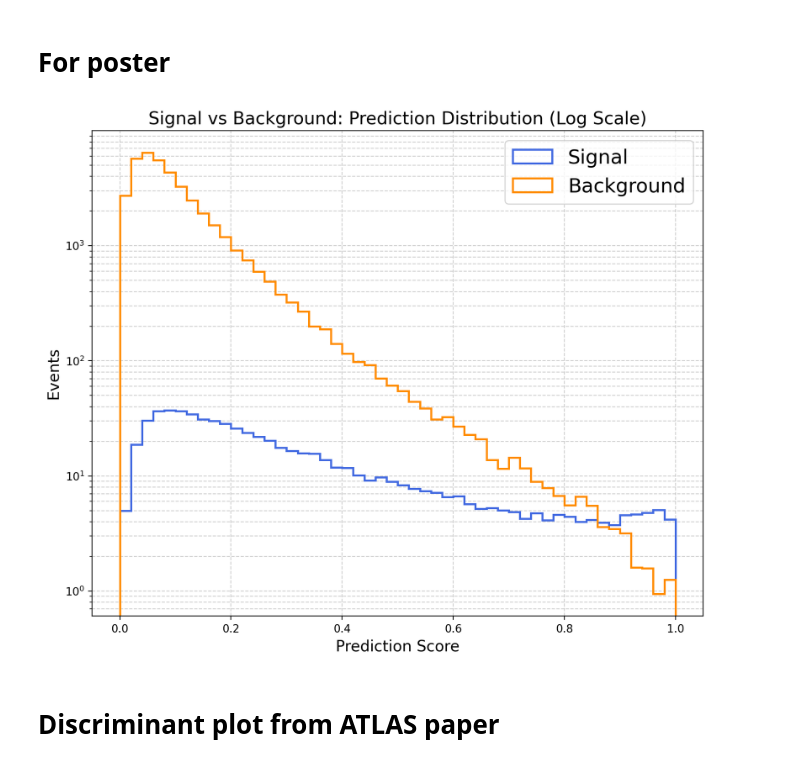
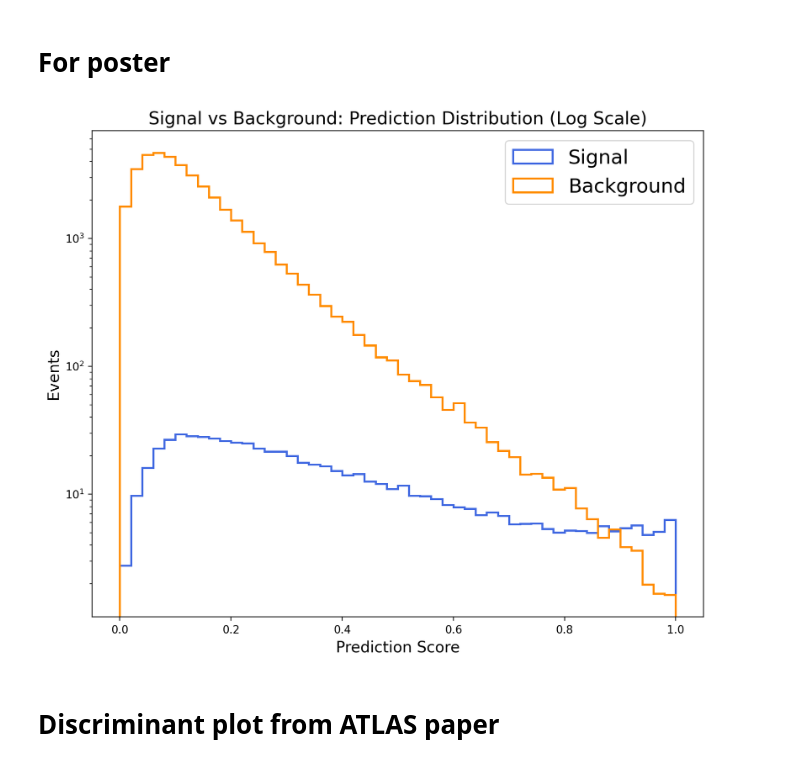
Before and after one commit to inigostibbe/msciproject, a Jupyter notebook: bristol-tth-transformer-msc_project/bristol-tth-transformer-msc_project/notebooks/training_multi.ipynb, the cells around one changed output. Drawn from its saved outputs; the diff is of its cells as text; code cells hidden in the pictures.

```diff
--- a/bristol-tth-transformer-msc_project/bristol-tth-transformer-msc_project/notebooks/training_multi.ipynb
+++ b/bristol-tth-transformer-msc_project/bristol-tth-transformer-msc_project/notebooks/training_multi.ipynb
@@ -156,7 +156,7 @@ print(alpha)
 
 gamma = 2 # 2 is recommended, 0 is equivalent to CE
 
-loss_function = FocalLoss(gamma=0.5, alpha=alpha, weighted=False)
+loss_function = FocalLoss(gamma=0.5, alpha=None, weighted=False)
 
 # loss = BCE + lambda * decorrelated loss # Lambda determines the strength of the decorrelation loss
 # lambda = 0 -> pure BCE
@@ -741,33 +788,33 @@ plt.show()
 # %%
 import matplotlib.pyplot as plt
 
 # Create high-resolution figure
 fig, ax = plt.subplots(figsize=(10, 8), dpi=200)  # High DPI for better resolution
 
 # Plot Signal
 ax.hist(probs_flat[binary_labels == 1], bins=50, range=(0, 1),
         weights=wn[binary_labels == 1], histtype='step',
         label='Signal', linewidth=1.8, color='royalblue')
 
 # Plot Background
 ax.hist(probs_flat[binary_labels == 0], bins=50, range=(0, 1),
         weights=wn[binary_labels == 0], histtype='step',
         label='Background', linewidth=1.8, color='darkorange')
 
 # Improve labels and title
 ax.legend(fontsize=18)
 ax.set_ylabel('Events', fontsize=14)
 ax.set_xlabel('Prediction Score', fontsize=14)
 ax.set_yscale('log')
 ax.set_title('Signal vs Background: Prediction Distribution (Log Scale)', fontsize=16)
 
 # Improve grid visibility
-ax.grid(True, which="both", linestyle="--", alpha=0.6)
+# ax.grid(True, which="both", linestyle="--", alpha=0.6)
 
 # Show the high-resolution plot
 plt.show()
 # %% [output]
-[figure, old version]
+[figure, new version]
 # %% [markdown]
 # Discriminant plot from ATLAS paper
 # %%
```
Also changed, not shown: parts of 10 cells of this notebook, 15 other files.
